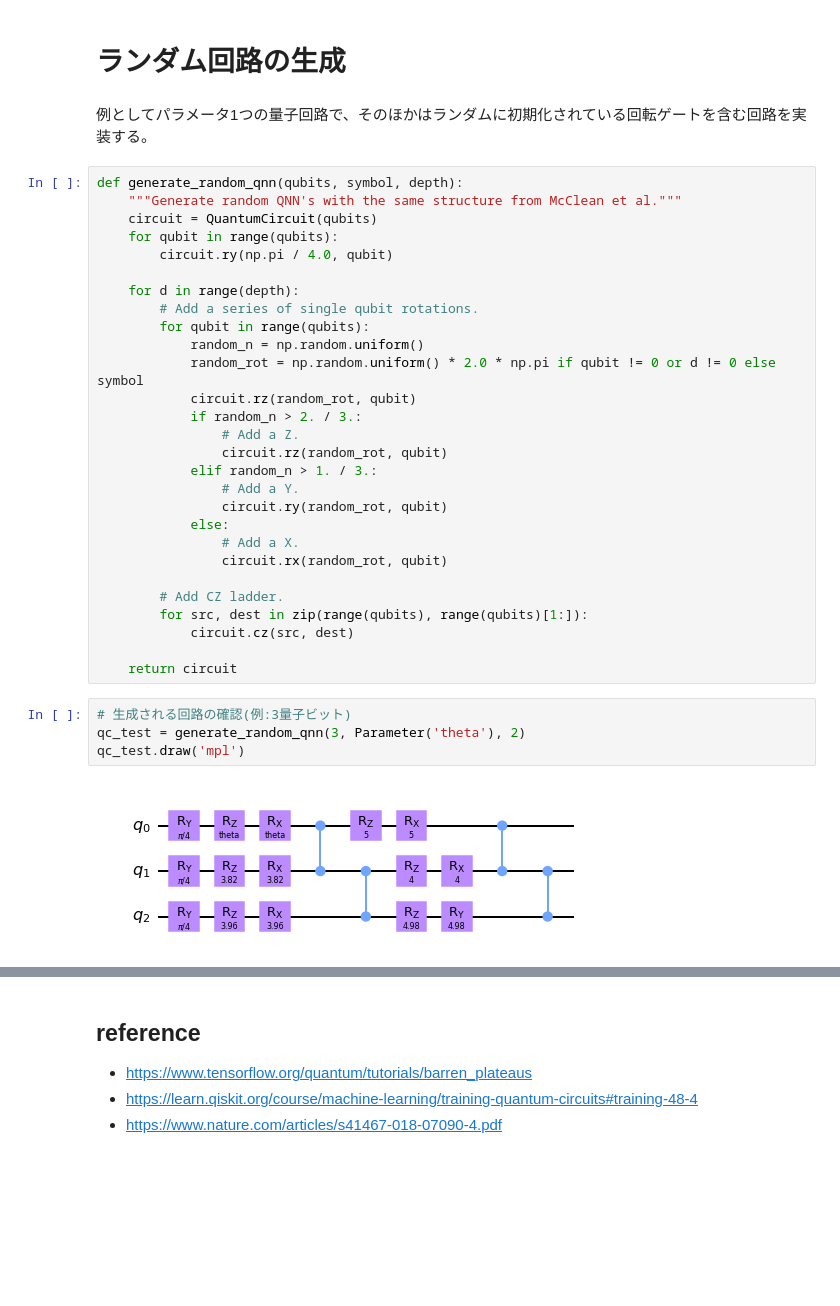
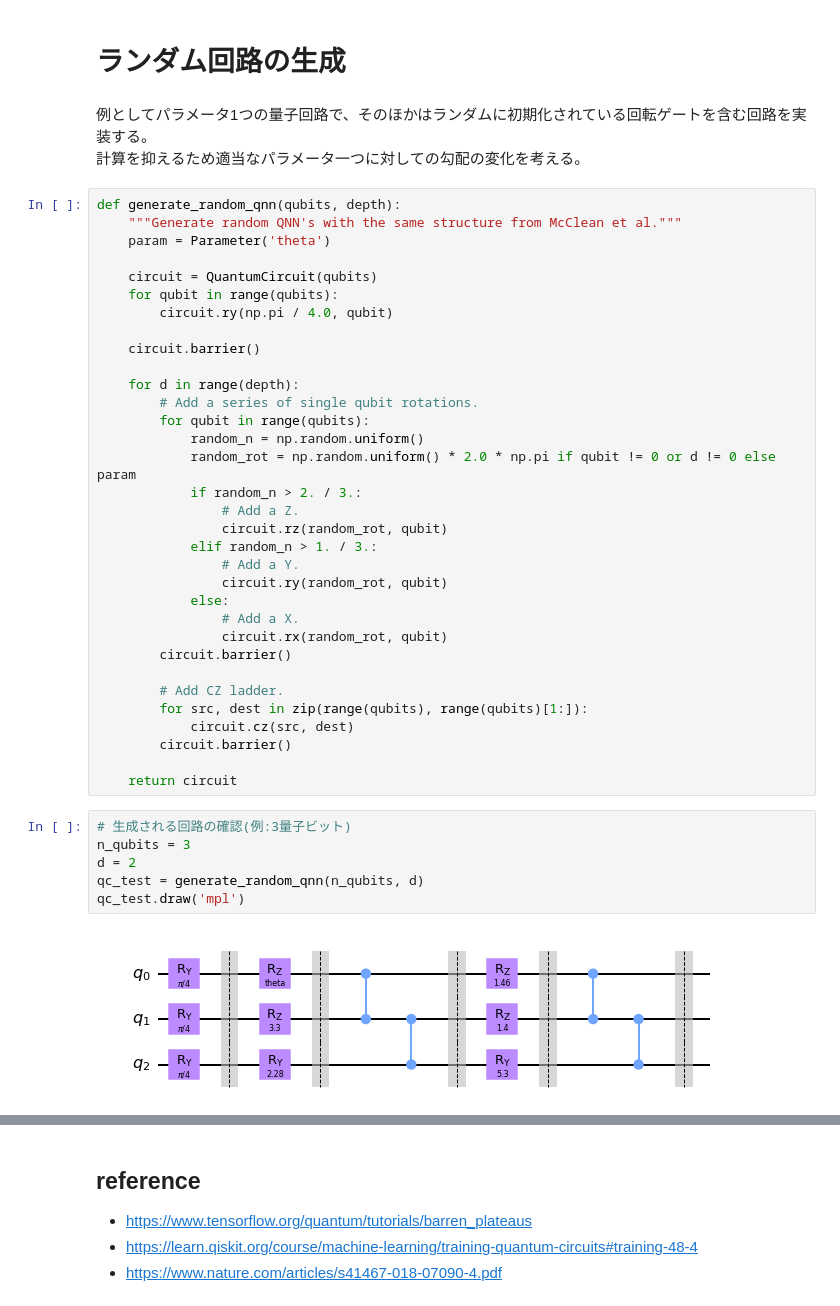
Before and after one commit to daimurat/qiskit-implementation, a Jupyter notebook: quantum-algorithm/QML/qnn_barren_plateaus.ipynb, the cells around one changed output, grey strips where cells are left out. Drawn from its saved outputs; the diff is of its cells as text; blank space fills up the shorter version.

```diff
--- a/quantum-algorithm/QML/qnn_barren_plateaus.ipynb
+++ b/quantum-algorithm/QML/qnn_barren_plateaus.ipynb
@@ -18,19 +18,23 @@ from qiskit.opflow import StateFn, PauliSumOp, Gradient
 # ランダム回路の生成
 # %% [markdown]
 例としてパラメータ1つの量子回路で、そのほかはランダムに初期化されている回転ゲートを含む回路を実装する。
+計算を抑えるため適当なパラメータ一つに対しての勾配の変化を考える。
 # %%
-def generate_random_qnn(qubits, symbol, depth):
+def generate_random_qnn(qubits, depth):
     """Generate random QNN's with the same structure from McClean et al."""
+    param = Parameter('theta')
+
     circuit = QuantumCircuit(qubits)
     for qubit in range(qubits):
         circuit.ry(np.pi / 4.0, qubit)
+
+    circuit.barrier()
 
     for d in range(depth):
         # Add a series of single qubit rotations.
         for qubit in range(qubits):
             random_n = np.random.uniform()
-            random_rot = np.random.uniform() * 2.0 * np.pi if qubit != 0 or d != 0 else symbol
-            circuit.rz(random_rot, qubit)
+            random_rot = np.random.uniform() * 2.0 * np.pi if qubit != 0 or d != 0 else param
             if random_n > 2. / 3.:
                 # Add a Z.
                 circuit.rz(random_rot, qubit)
@@ -40,18 +44,22 @@ def generate_random_qnn(qubits, symbol, depth):
             else:
                 # Add a X.
                 circuit.rx(random_rot, qubit)
+        circuit.barrier()
 
         # Add CZ ladder.
         for src, dest in zip(range(qubits), range(qubits)[1:]):
             circuit.cz(src, dest)
+        circuit.barrier()
 
     return circuit
 # %%
 # 生成される回路の確認(例:3量子ビット)
-qc_test = generate_random_qnn(3, Parameter('theta'), 2)
+n_qubits = 3
+d = 2
+qc_test = generate_random_qnn(n_qubits, d)
 qc_test.draw('mpl')
 # %% [output]
-[figure, old version]
+[figure, new version]
 # %%
 # 勾配の計算
 def calc_gradient(qc, hamiltonian, params):
```
Also changed, not shown: parts of 6 cells of this notebook.
